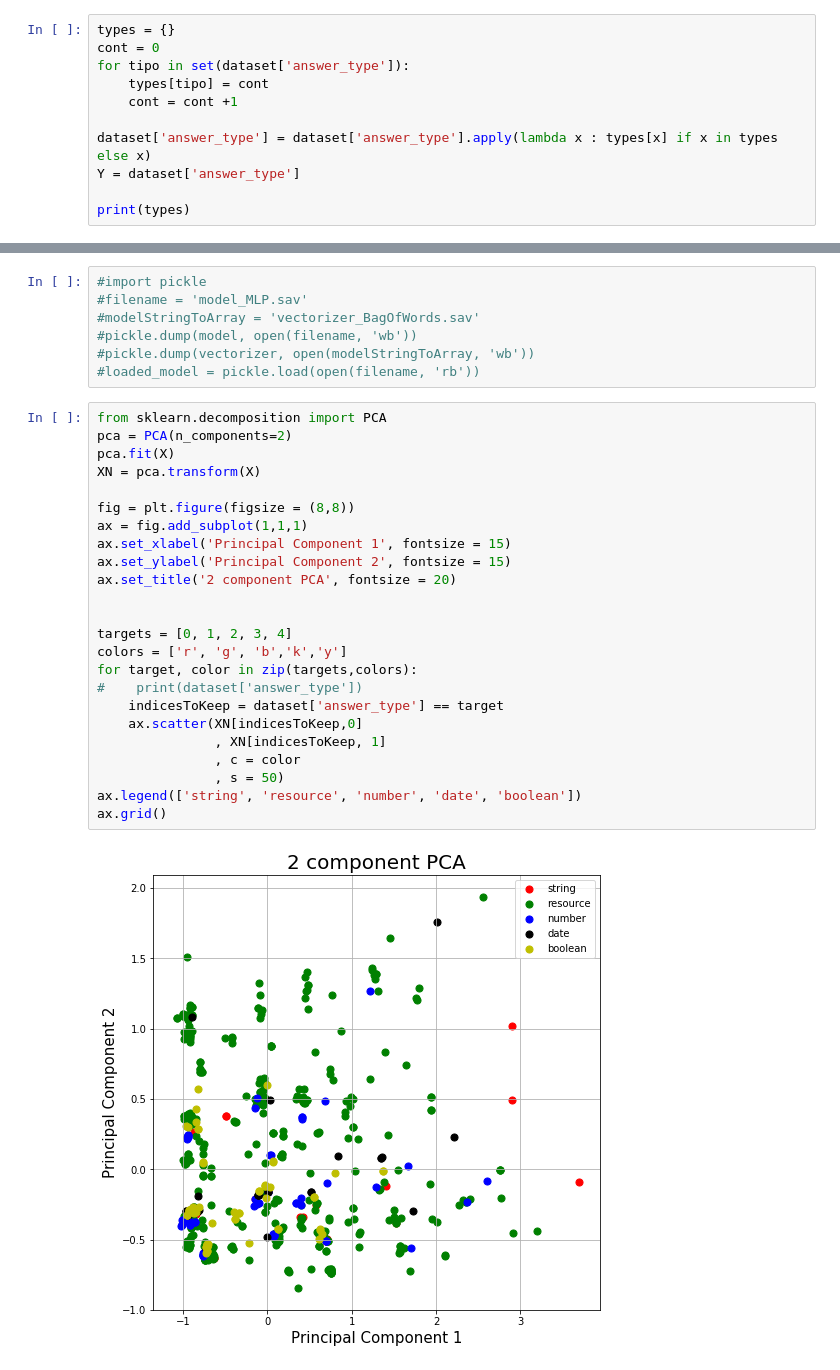
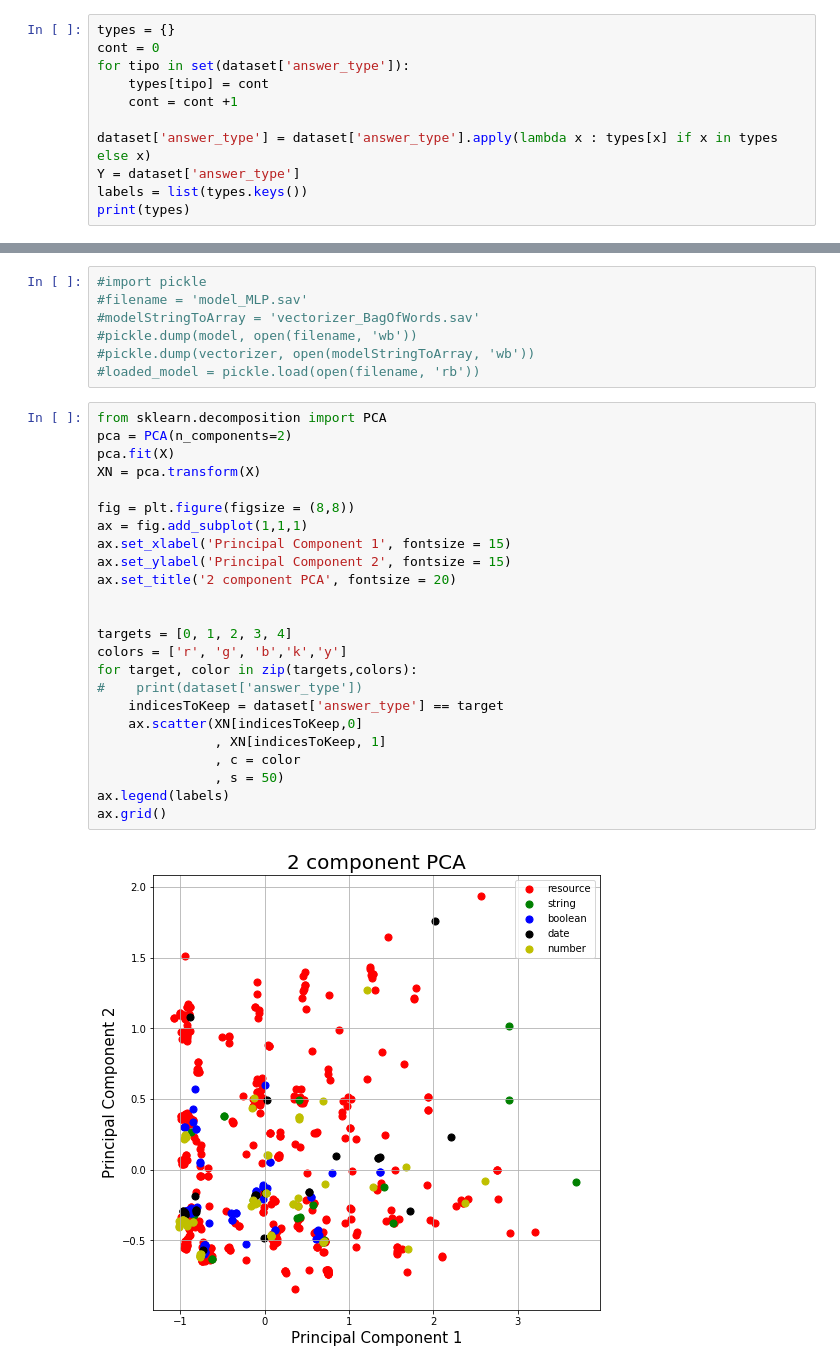
Before and after one commit to CaioViktor/MLQA, a Jupyter notebook: treinamentoDeModelos.ipynb, the cells around one changed output, grey strips where cells are left out. Drawn from its saved outputs; the diff is of its cells as text.

```diff
--- a/treinamentoDeModelos.ipynb
+++ b/treinamentoDeModelos.ipynb
@@ -42,6 +51,6 @@ for tipo in set(dataset['answer_type']):
 
 dataset['answer_type'] = dataset['answer_type'].apply(lambda x : types[x] if x in types else x)
 Y = dataset['answer_type']
-
+labels = list(types.keys())
 print(types)
 # %% [output]
@@ -171,26 +210,26 @@ Salvando modelo
 # %%
 from sklearn.decomposition import PCA
 pca = PCA(n_components=2)
 pca.fit(X)
 XN = pca.transform(X)
 
 fig = plt.figure(figsize = (8,8))
 ax = fig.add_subplot(1,1,1)
 ax.set_xlabel('Principal Component 1', fontsize = 15)
 ax.set_ylabel('Principal Component 2', fontsize = 15)
 ax.set_title('2 component PCA', fontsize = 20)
 
 
 targets = [0, 1, 2, 3, 4]
 colors = ['r', 'g', 'b','k','y']
 for target, color in zip(targets,colors):
 #    print(dataset['answer_type'])
     indicesToKeep = dataset['answer_type'] == target
     ax.scatter(XN[indicesToKeep,0]
                , XN[indicesToKeep, 1]
                , c = color
                , s = 50)
-ax.legend(['string', 'resource', 'number', 'date', 'boolean'])
+ax.legend(labels)
 ax.grid()
 # %% [output]
-[figure, old version]
+[figure, new version]
```
Also changed, not shown: parts of 5 cells of this notebook, 4 other files.
